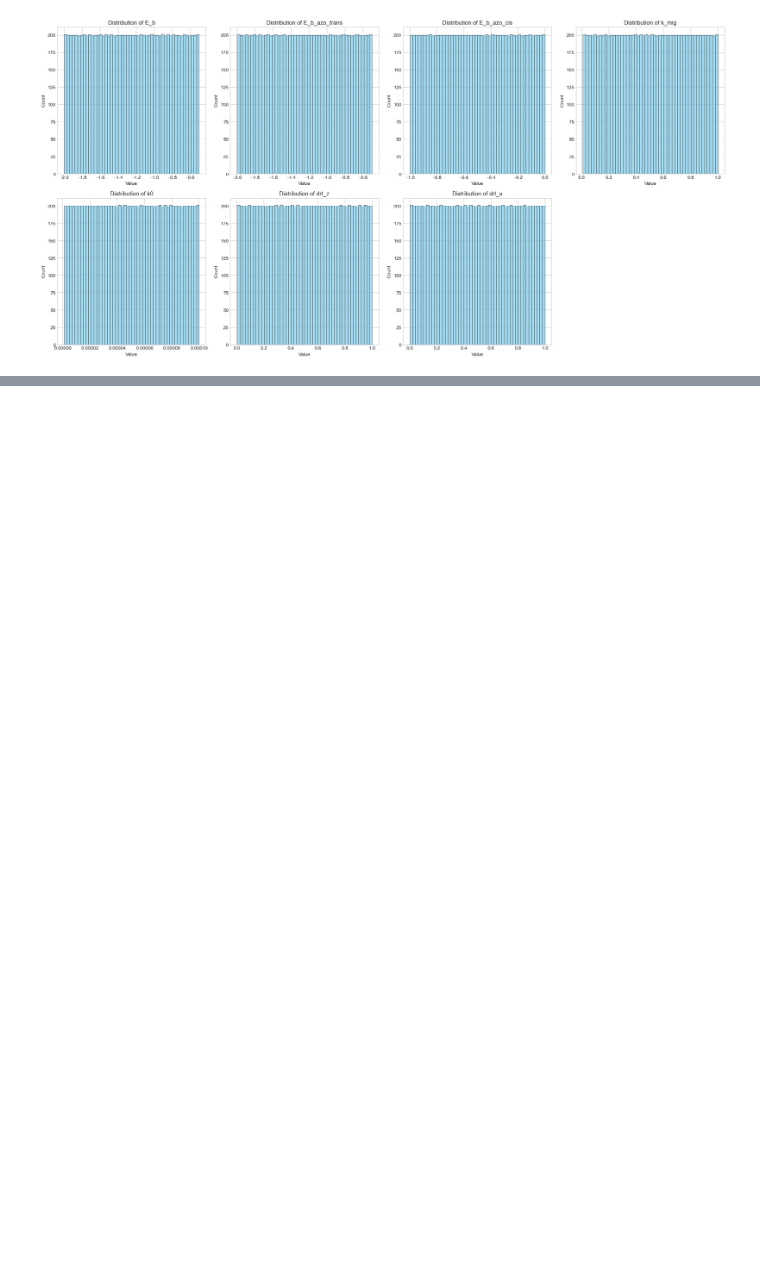
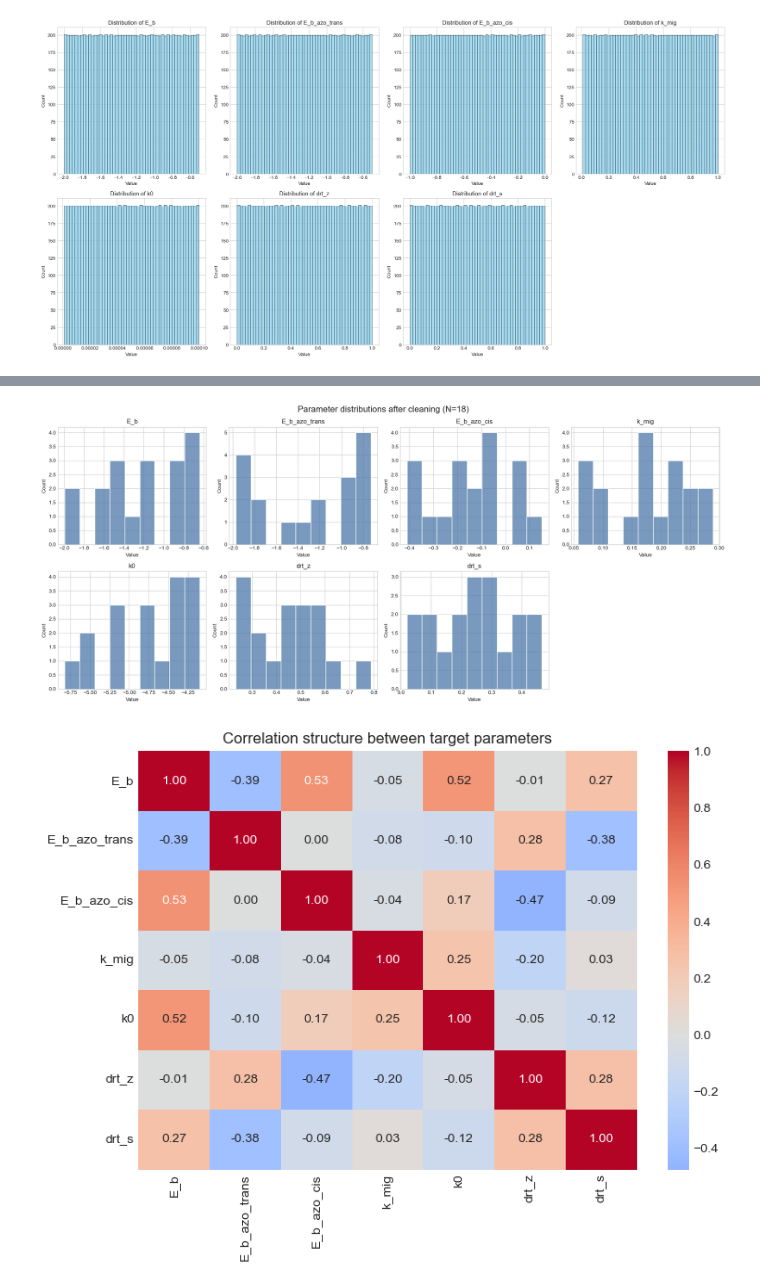
Before and after one commit to GBGBGB780/MechineLearning_for_DNAwalker, a Jupyter notebook: DNAwalker_project.ipynb, the cells around one changed output, grey strips where cells are left out. Drawn from its saved outputs; the diff is of its cells as text; code cells hidden in the pictures; blank space fills up the shorter version.

```diff
--- a/DNAwalker_project.ipynb
+++ b/DNAwalker_project.ipynb
@@ -338,19 +190,0 @@ The following presents the further data processing performed on the actually gen
-# %%
-NPZ_FILENAME = './results/training_dataset.npz'  # name of the training dataset
-N_SAMPLES_FOR_VISUALIZATION = 30000    # UMAP - max number of the sample
-
-# 7 names of phy physics parameters
-param_names = [
-    'E_b', 'E_b_azo_trans', 'E_b_azo_cis',
-    'k_mig', 'k0', 'drt_z', 'drt_s'
-]
-# %%
-print(f"loading {NPZ_FILENAME}...")
-
-dataset = np.load(NPZ_FILENAME)
-X_data = dataset['X']
-Y_data = dataset['Y']
-
-print("--- loading successfully ---")
-print(f"shape of X: {X_data.shape}")
-print(f"shape of Y: {Y_data.shape}")
@@ -664,0 +343,25 @@ Plotting 5 random curve samples (X)...
+# %%
+bins = min(30, max(6, len(Y_valid) // 2))
+
+fig, axes = plt.subplots(2, 4, figsize=(18, 8))
+axes = axes.flatten()
+for i, name in enumerate(param_names):
+    sns.histplot(Y_valid[:, i], bins=bins, ax=axes[i], color='#4C78A8', edgecolor='white')
+    axes[i].set_title(name)
+    axes[i].set_xlabel('Value')
+    axes[i].set_ylabel('Count')
+
+axes[-1].axis('off')
+plt.suptitle(f'Parameter distributions after cleaning (N={len(Y_valid)})', fontsize=16)
+plt.tight_layout()
+plt.show()
+
+corr_df = pd.DataFrame(Y_valid, columns=param_names)
+fig, ax = plt.subplots(figsize=(8, 6))
+sns.heatmap(corr_df.corr(), cmap='coolwarm', center=0, annot=True, fmt='.2f', ax=ax)
+ax.set_title('Correlation structure between target parameters')
+plt.tight_layout()
+plt.show()
+# %% [output]
+[figure, added]
+[figure, added]
```
Also changed, not shown: parts of 34 cells of this notebook.
